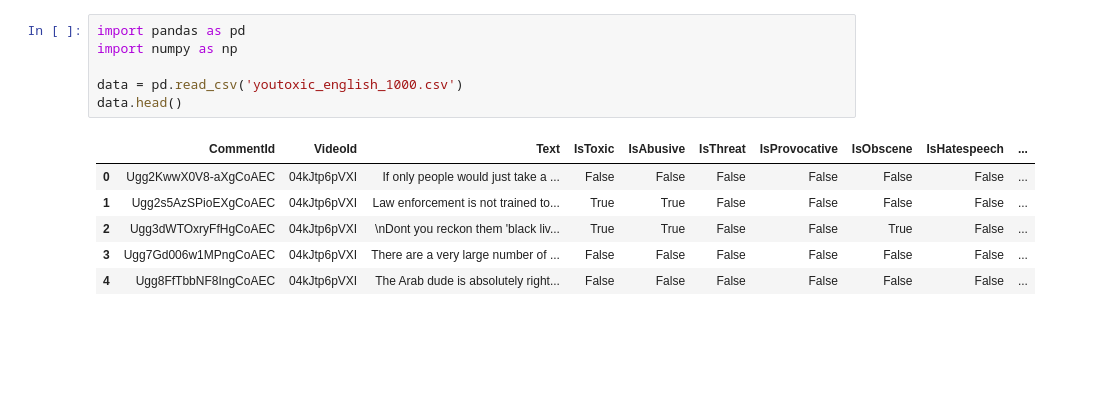
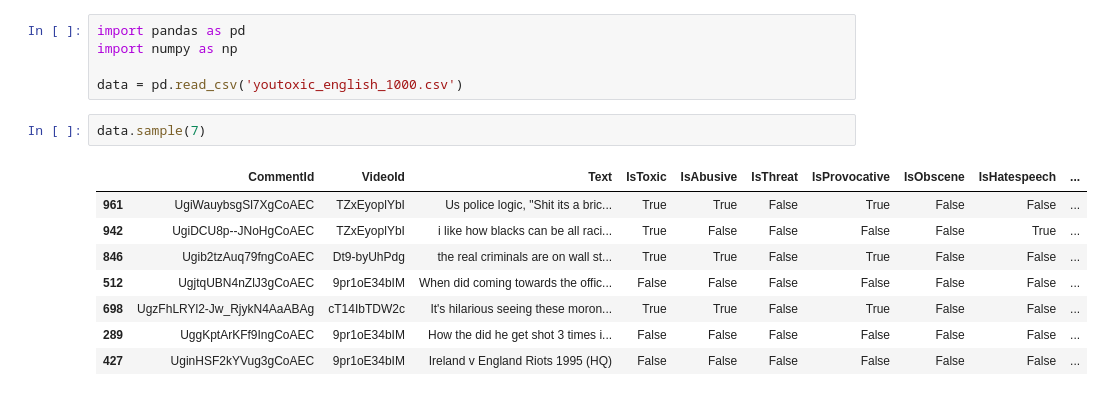
Before and after one commit to Syed-Zahaab-Hussain/Machine-Learning-Uni, a Jupyter notebook: ML Project/Toxic_Comment_Detection.ipynb, the cells around one changed output. Cells and saved outputs as stored; diff of their text form; blank space fills up the shorter version.

Commit message:
visualize the data in the csv file.

```diff
--- a/ML Project/Toxic_Comment_Detection.ipynb
+++ b/ML Project/Toxic_Comment_Detection.ipynb
@@ -3,11 +3,14 @@ import pandas as pd
 import numpy as np
 
 data = pd.read_csv('youtoxic_english_1000.csv')
-data.head()
-# %% [output]
-|  | CommentId | VideoId | Text | IsToxic | IsAbusive | IsThreat | IsProvocative | IsObscene | IsHatespeech | ... |
-| 0 | Ugg2KwwX0V8-aXgCoAEC | 04kJtp6pVXI | If only people would just take a ... | False | False | False | False | False | False | ... |
-| 1 | Ugg2s5AzSPioEXgCoAEC | 04kJtp6pVXI | Law enforcement is not trained to... | True | True | False | False | False | False | ... |
-| 2 | Ugg3dWTOxryFfHgCoAEC | 04kJtp6pVXI | \nDont you reckon them 'black liv... | True | True | False | False | True | False | ... |
-| 3 | Ugg7Gd006w1MPngCoAEC | 04kJtp6pVXI | There are a very large number of ... | False | False | False | False | False | False | ... |
-| 4 | Ugg8FfTbbNF8IngCoAEC | 04kJtp6pVXI | The Arab dude is absolutely right... | False | False | False | False | False | False | ... |
+# %%
+data.sample(7)
+# %% [output]
+|  | CommentId | VideoId | Text | IsToxic | IsAbusive | IsThreat | IsProvocative | IsObscene | IsHatespeech | ... |
+| 961 | UgiWauybsgSl7XgCoAEC | TZxEyoplYbI | Us police logic, "Shit its a bric... | True | True | False | True | False | False | ... |
+| 942 | UgiDCU8p--JNoHgCoAEC | TZxEyoplYbI | i like how blacks can be all raci... | True | False | False | False | False | True | ... |
+| 846 | Ugib2tzAuq79fngCoAEC | Dt9-byUhPdg | the real criminals are on wall st... | True | True | False | True | False | False | ... |
+| 512 | UgjtqUBN4nZlJ3gCoAEC | 9pr1oE34bIM | When did coming towards the offic... | False | False | False | False | False | False | ... |
+| 698 | UgzFhLRYl2-Jw_RjykN4AaABAg | cT14IbTDW2c | It's hilarious seeing these moron... | True | True | False | True | False | False | ... |
+| 289 | UggKptArKFf9IngCoAEC | 9pr1oE34bIM | How the did he get shot 3 times i... | False | False | False | False | False | False | ... |
+| 427 | UginHSF2kYVug3gCoAEC | 9pr1oE34bIM | Ireland v England Riots 1995 (HQ) | False | False | False | False | False | False | ... |
```
Also changed, not shown: parts of 1 cell of this notebook.
